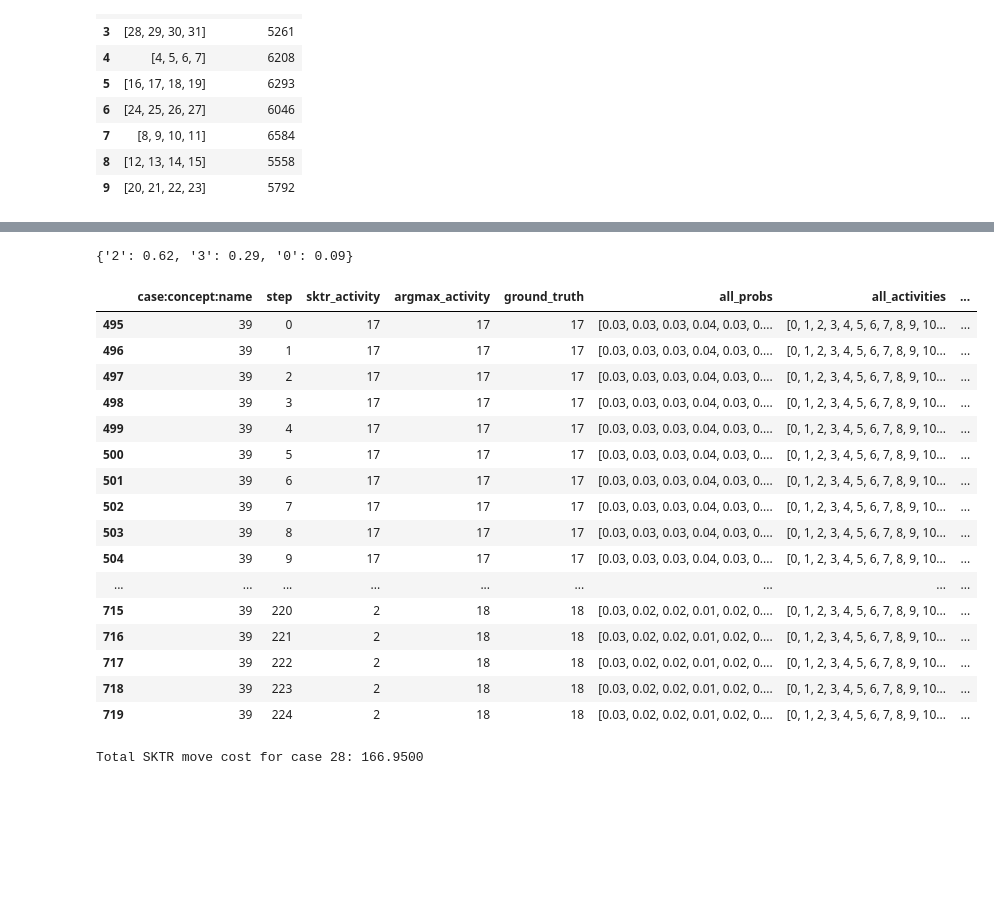
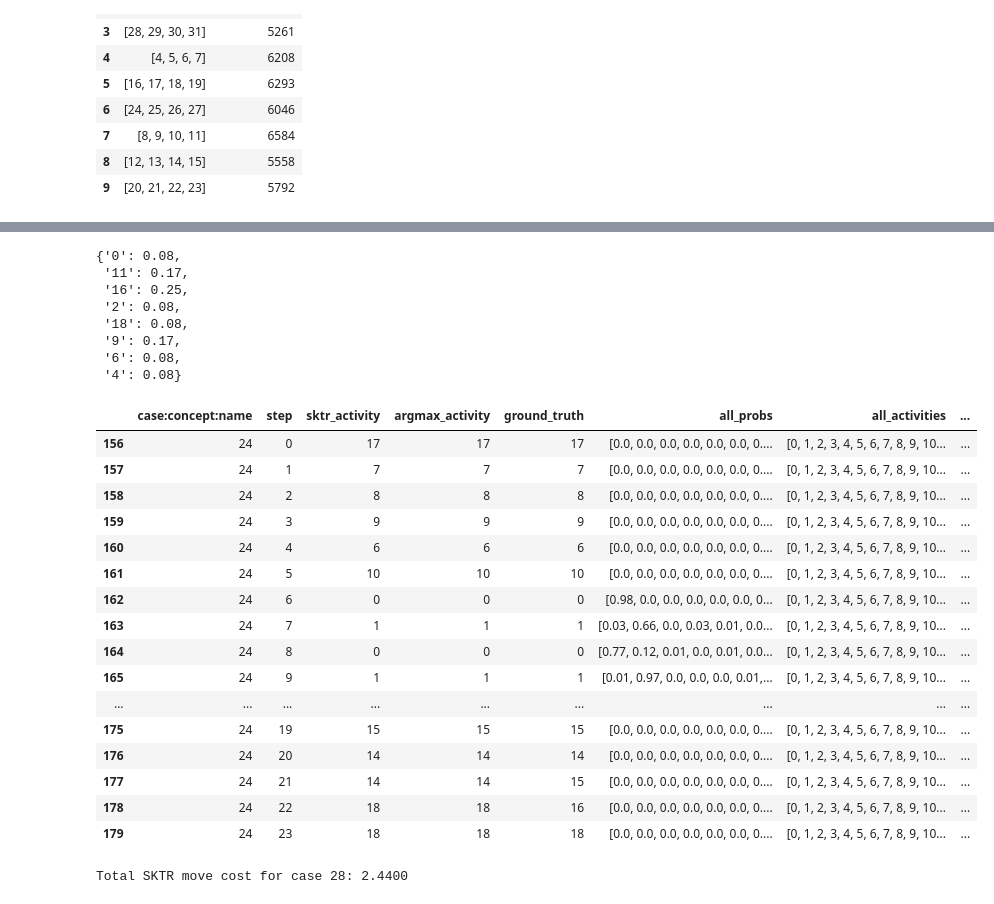
Before and after one commit to elian204/sktr_for_long_traces, a Jupyter notebook: test_incremental_recovery.ipynb, the cells around one changed output, grey strips where cells are left out. Cells and saved outputs as stored; diff of their text form; code cells hidden in the pictures; blank space fills up the shorter version.

```diff
--- a/test_incremental_recovery.ipynb
+++ b/test_incremental_recovery.ipynb
@@ -180,30 +179,37 @@ Average Argmax Accuracy: 0.7971
 # %%
-prob_dict[ ('2',)]
+prob_dict[ ('10',)]
 # %% [output]
-{'2': 0.62, '3': 0.29, '0': 0.09}
+{'0': 0.08,
+ '11': 0.17,
+ '16': 0.25,
+ '2': 0.08,
+ '18': 0.08,
+ '9': 0.17,
+ '6': 0.08,
+ '4': 0.08}
 # %%
 # Show all rows for case '28' without truncation, including full list values
-case_28_df = results_df[results_df['case:concept:name'] == '39']
+case_28_df = results_df[results_df['case:concept:name'] == '24']
 with pd.option_context('display.max_rows', None, 'display.max_colwidth', None, 'display.width', None):
     display(case_28_df)
 total_cost = case_28_df['sktr_move_cost'].sum()
 print(f"Total SKTR move cost for case 28: {total_cost:.4f}")
 # %% [output]
 |  | case:concept:name | step | sktr_activity | argmax_activity | ground_truth | all_probs | all_activities | ... |
-| 495 | 39 | 0 | 17 | 17 | 17 | [0.03, 0.03, 0.03, 0.04, 0.03, 0.... | [0, 1, 2, 3, 4, 5, 6, 7, 8, 9, 10... | ... |
-| 496 | 39 | 1 | 17 | 17 | 17 | [0.03, 0.03, 0.03, 0.04, 0.03, 0.... | [0, 1, 2, 3, 4, 5, 6, 7, 8, 9, 10... | ... |
-| 497 | 39 | 2 | 17 | 17 | 17 | [0.03, 0.03, 0.03, 0.04, 0.03, 0.... | [0, 1, 2, 3, 4, 5, 6, 7, 8, 9, 10... | ... |
-| 498 | 39 | 3 | 17 | 17 | 17 | [0.03, 0.03, 0.03, 0.04, 0.03, 0.... | [0, 1, 2, 3, 4, 5, 6, 7, 8, 9, 10... | ... |
-| 499 | 39 | 4 | 17 | 17 | 17 | [0.03, 0.03, 0.03, 0.04, 0.03, 0.... | [0, 1, 2, 3, 4, 5, 6, 7, 8, 9, 10... | ... |
-| 500 | 39 | 5 | 17 | 17 | 17 | [0.03, 0.03, 0.03, 0.04, 0.03, 0.... | [0, 1, 2, 3, 4, 5, 6, 7, 8, 9, 10... | ... |
-| 501 | 39 | 6 | 17 | 17 | 17 | [0.03, 0.03, 0.03, 0.04, 0.03, 0.... | [0, 1, 2, 3, 4, 5, 6, 7, 8, 9, 10... | ... |
-| 502 | 39 | 7 | 17 | 17 | 17 | [0.03, 0.03, 0.03, 0.04, 0.03, 0.... | [0, 1, 2, 3, 4, 5, 6, 7, 8, 9, 10... | ... |
-| 503 | 39 | 8 | 17 | 17 | 17 | [0.03, 0.03, 0.03, 0.04, 0.03, 0.... | [0, 1, 2, 3, 4, 5, 6, 7, 8, 9, 10... | ... |
-| 504 | 39 | 9 | 17 | 17 | 17 | [0.03, 0.03, 0.03, 0.04, 0.03, 0.... | [0, 1, 2, 3, 4, 5, 6, 7, 8, 9, 10... | ... |
+| 156 | 24 | 0 | 17 | 17 | 17 | [0.0, 0.0, 0.0, 0.0, 0.0, 0.0, 0.... | [0, 1, 2, 3, 4, 5, 6, 7, 8, 9, 10... | ... |
+| 157 | 24 | 1 | 7 | 7 | 7 | [0.0, 0.0, 0.0, 0.0, 0.0, 0.0, 0.... | [0, 1, 2, 3, 4, 5, 6, 7, 8, 9, 10... | ... |
+| 158 | 24 | 2 | 8 | 8 | 8 | [0.0, 0.0, 0.0, 0.0, 0.0, 0.0, 0.... | [0, 1, 2, 3, 4, 5, 6, 7, 8, 9, 10... | ... |
+| 159 | 24 | 3 | 9 | 9 | 9 | [0.0, 0.0, 0.0, 0.0, 0.0, 0.0, 0.... | [0, 1, 2, 3, 4, 5, 6, 7, 8, 9, 10... | ... |
+| 160 | 24 | 4 | 6 | 6 | 6 | [0.0, 0.0, 0.0, 0.0, 0.0, 0.0, 0.... | [0, 1, 2, 3, 4, 5, 6, 7, 8, 9, 10... | ... |
+| 161 | 24 | 5 | 10 | 10 | 10 | [0.0, 0.0, 0.0, 0.0, 0.0, 0.0, 0.... | [0, 1, 2, 3, 4, 5, 6, 7, 8, 9, 10... | ... |
+| 162 | 24 | 6 | 0 | 0 | 0 | [0.98, 0.0, 0.0, 0.0, 0.0, 0.0, 0... | [0, 1, 2, 3, 4, 5, 6, 7, 8, 9, 10... | ... |
+| 163 | 24 | 7 | 1 | 1 | 1 | [0.03, 0.66, 0.0, 0.03, 0.01, 0.0... | [0, 1, 2, 3, 4, 5, 6, 7, 8, 9, 10... | ... |
+| 164 | 24 | 8 | 0 | 0 | 0 | [0.77, 0.12, 0.01, 0.0, 0.01, 0.0... | [0, 1, 2, 3, 4, 5, 6, 7, 8, 9, 10... | ... |
+| 165 | 24 | 9 | 1 | 1 | 1 | [0.01, 0.97, 0.0, 0.0, 0.0, 0.01,... | [0, 1, 2, 3, 4, 5, 6, 7, 8, 9, 10... | ... |
 | ... | ... | ... | ... | ... | ... | ... | ... | ... |
-| 715 | 39 | 220 | 2 | 18 | 18 | [0.03, 0.02, 0.02, 0.01, 0.02, 0.... | [0, 1, 2, 3, 4, 5, 6, 7, 8, 9, 10... | ... |
-| 716 | 39 | 221 | 2 | 18 | 18 | [0.03, 0.02, 0.02, 0.01, 0.02, 0.... | [0, 1, 2, 3, 4, 5, 6, 7, 8, 9, 10... | ... |
-| 717 | 39 | 222 | 2 | 18 | 18 | [0.03, 0.02, 0.02, 0.01, 0.02, 0.... | [0, 1, 2, 3, 4, 5, 6, 7, 8, 9, 10... | ... |
-| 718 | 39 | 223 | 2 | 18 | 18 | [0.03, 0.02, 0.02, 0.01, 0.02, 0.... | [0, 1, 2, 3, 4, 5, 6, 7, 8, 9, 10... | ... |
-| 719 | 39 | 224 | 2 | 18 | 18 | [0.03, 0.02, 0.02, 0.01, 0.02, 0.... | [0, 1, 2, 3, 4, 5, 6, 7, 8, 9, 10... | ... |
+| 175 | 24 | 19 | 15 | 15 | 15 | [0.0, 0.0, 0.0, 0.0, 0.0, 0.0, 0.... | [0, 1, 2, 3, 4, 5, 6, 7, 8, 9, 10... | ... |
+| 176 | 24 | 20 | 14 | 14 | 14 | [0.0, 0.0, 0.0, 0.0, 0.0, 0.0, 0.... | [0, 1, 2, 3, 4, 5, 6, 7, 8, 9, 10... | ... |
+| 177 | 24 | 21 | 14 | 14 | 15 | [0.0, 0.0, 0.0, 0.0, 0.0, 0.0, 0.... | [0, 1, 2, 3, 4, 5, 6, 7, 8, 9, 10... | ... |
+| 178 | 24 | 22 | 18 | 18 | 16 | [0.0, 0.0, 0.0, 0.0, 0.0, 0.0, 0.... | [0, 1, 2, 3, 4, 5, 6, 7, 8, 9, 10... | ... |
+| 179 | 24 | 23 | 18 | 18 | 18 | [0.0, 0.0, 0.0, 0.0, 0.0, 0.0, 0.... | [0, 1, 2, 3, 4, 5, 6, 7, 8, 9, 10... | ... |
-Total SKTR move cost for case 28: 166.9500
+Total SKTR move cost for case 28: 2.4400
```
Also changed, not shown: parts of 3 cells of this notebook, 6 other files.
